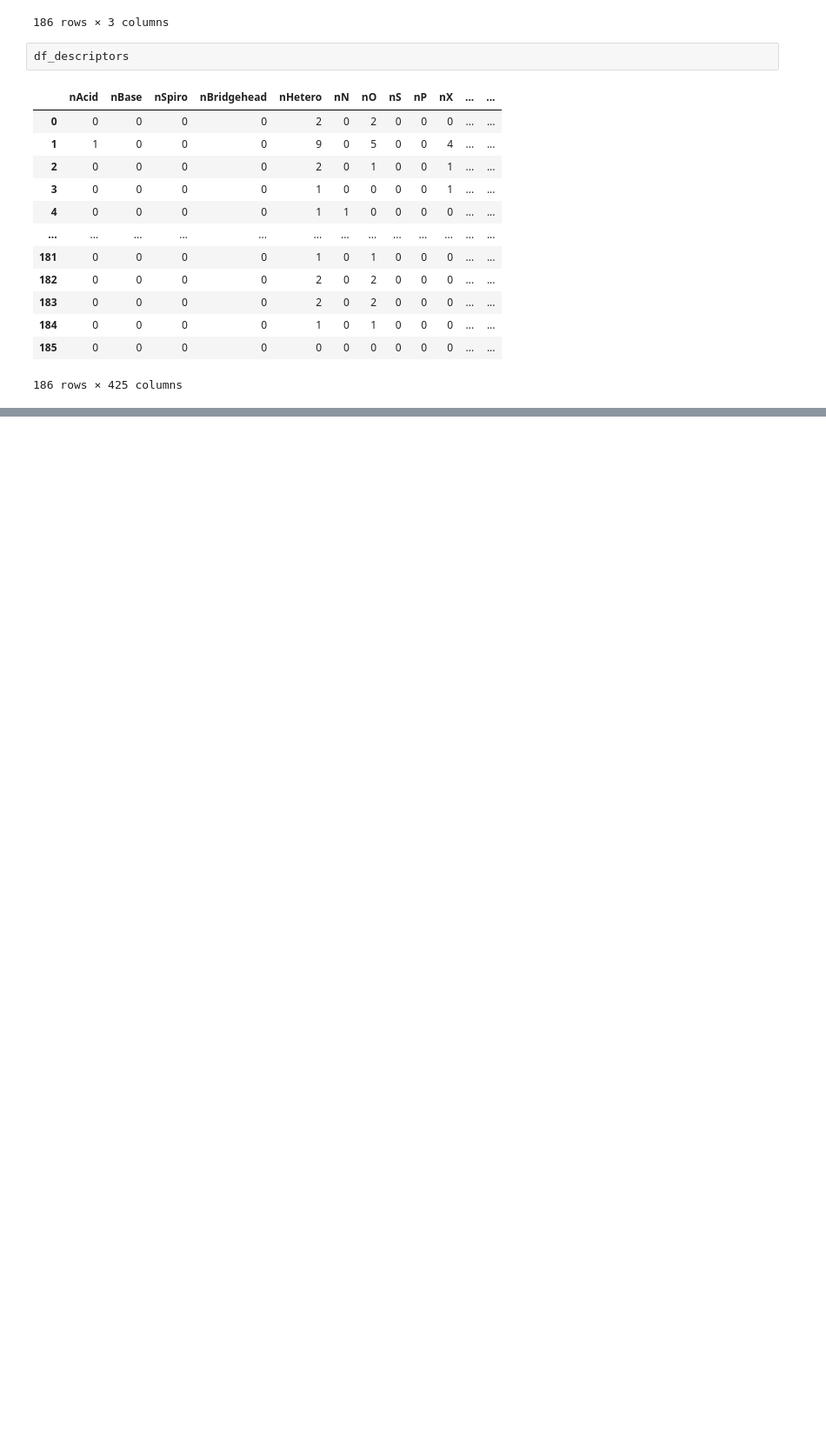
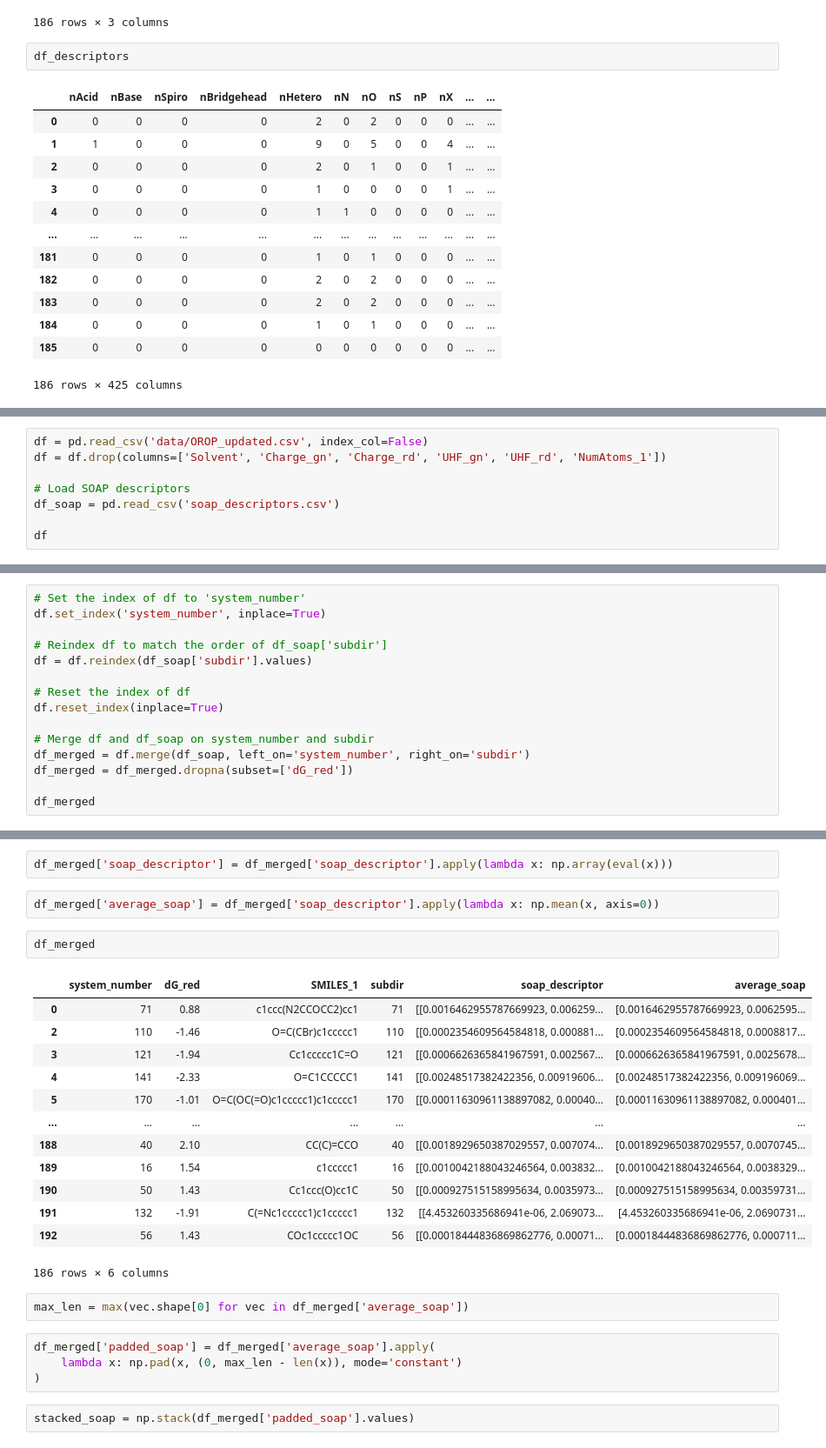
Before and after one commit to igmure/Redox_pred, a Jupyter notebook: model.ipynb, the cells around one changed output, grey strips where cells are left out. Shown: that part at 87% size. Drawn from its saved outputs; the diff is of its cells as text; blank space fills up the shorter version.

```diff
--- a/model.ipynb
+++ b/model.ipynb
@@ -164,0 +169,8 @@ KNN: {'MSE': 2.038721450140917, 'MAE': 1.2446066981133665, 'R2': 0.0489707281145
+# %%
+df = pd.read_csv('data/OROP_updated.csv', index_col=False)
+df = df.drop(columns=['Solvent', 'Charge_gn', 'Charge_rd', 'UHF_gn', 'UHF_rd', 'NumAtoms_1'])
+
+# Load SOAP descriptors
+df_soap = pd.read_csv('soap_descriptors.csv')
+
+df
@@ -164,0 +191,15 @@ KNN: {'MSE': 2.038721450140917, 'MAE': 1.2446066981133665, 'R2': 0.0489707281145
+# %%
+# Set the index of df to 'system_number'
+df.set_index('system_number', inplace=True)
+
+# Reindex df to match the order of df_soap['subdir']
+df = df.reindex(df_soap['subdir'].values)
+
+# Reset the index of df
+df.reset_index(inplace=True)
+
+# Merge df and df_soap on system_number and subdir
+df_merged = df.merge(df_soap, left_on='system_number', right_on='subdir')
+df_merged = df_merged.dropna(subset=['dG_red'])
+
+df_merged
@@ -164,0 +220,28 @@ KNN: {'MSE': 2.038721450140917, 'MAE': 1.2446066981133665, 'R2': 0.0489707281145
+# %%
+df_merged['soap_descriptor'] = df_merged['soap_descriptor'].apply(lambda x: np.array(eval(x)))
+# %%
+df_merged['average_soap'] = df_merged['soap_descriptor'].apply(lambda x: np.mean(x, axis=0))
+# %%
+df_merged
+# %% [output]
+|  | system_number | dG_red | SMILES_1 | subdir | soap_descriptor | average_soap |
+| 0 | 71 | 0.88 | c1ccc(N2CCOCC2)cc1 | 71 | [[0.0016462955787669923, 0.006259... | [0.0016462955787669923, 0.0062595... |
+| 2 | 110 | -1.46 | O=C(CBr)c1ccccc1 | 110 | [[0.0002354609564584818, 0.000881... | [0.0002354609564584818, 0.0008817... |
+| 3 | 121 | -1.94 | Cc1ccccc1C=O | 121 | [[0.0006626365841967591, 0.002567... | [0.0006626365841967591, 0.0025678... |
+| 4 | 141 | -2.33 | O=C1CCCCC1 | 141 | [[0.00248517382422356, 0.00919606... | [0.00248517382422356, 0.009196069... |
+| 5 | 170 | -1.01 | O=C(OC(=O)c1ccccc1)c1ccccc1 | 170 | [[0.00011630961138897082, 0.00040... | [0.00011630961138897082, 0.000401... |
+| ... | ... | ... | ... | ... | ... | ... |
+| 188 | 40 | 2.10 | CC(C)=CCO | 40 | [[0.0018929650387029557, 0.007074... | [0.0018929650387029557, 0.0070745... |
+| 189 | 16 | 1.54 | c1ccccc1 | 16 | [[0.0010042188043246564, 0.003832... | [0.0010042188043246564, 0.0038329... |
+| 190 | 50 | 1.43 | Cc1ccc(O)cc1C | 50 | [[0.000927515158995634, 0.0035973... | [0.000927515158995634, 0.00359731... |
+| 191 | 132 | -1.91 | C(=Nc1ccccc1)c1ccccc1 | 132 | [[4.453260335686941e-06, 2.069073... | [4.453260335686941e-06, 2.0690731... |
+| 192 | 56 | 1.43 | COc1ccccc1OC | 56 | [[0.00018444836869862776, 0.00071... | [0.00018444836869862776, 0.000711... |
+186 rows × 6 columns
+# %%
+max_len = max(vec.shape[0] for vec in df_merged['average_soap'])
+# %%
+df_merged['padded_soap'] = df_merged['average_soap'].apply(
+    lambda x: np.pad(x, (0, max_len - len(x)), mode='constant')
+)
+# %%
+stacked_soap = np.stack(df_merged['padded_soap'].values)
```
Also changed, not shown: parts of 14 cells of this notebook, 7 other files.
